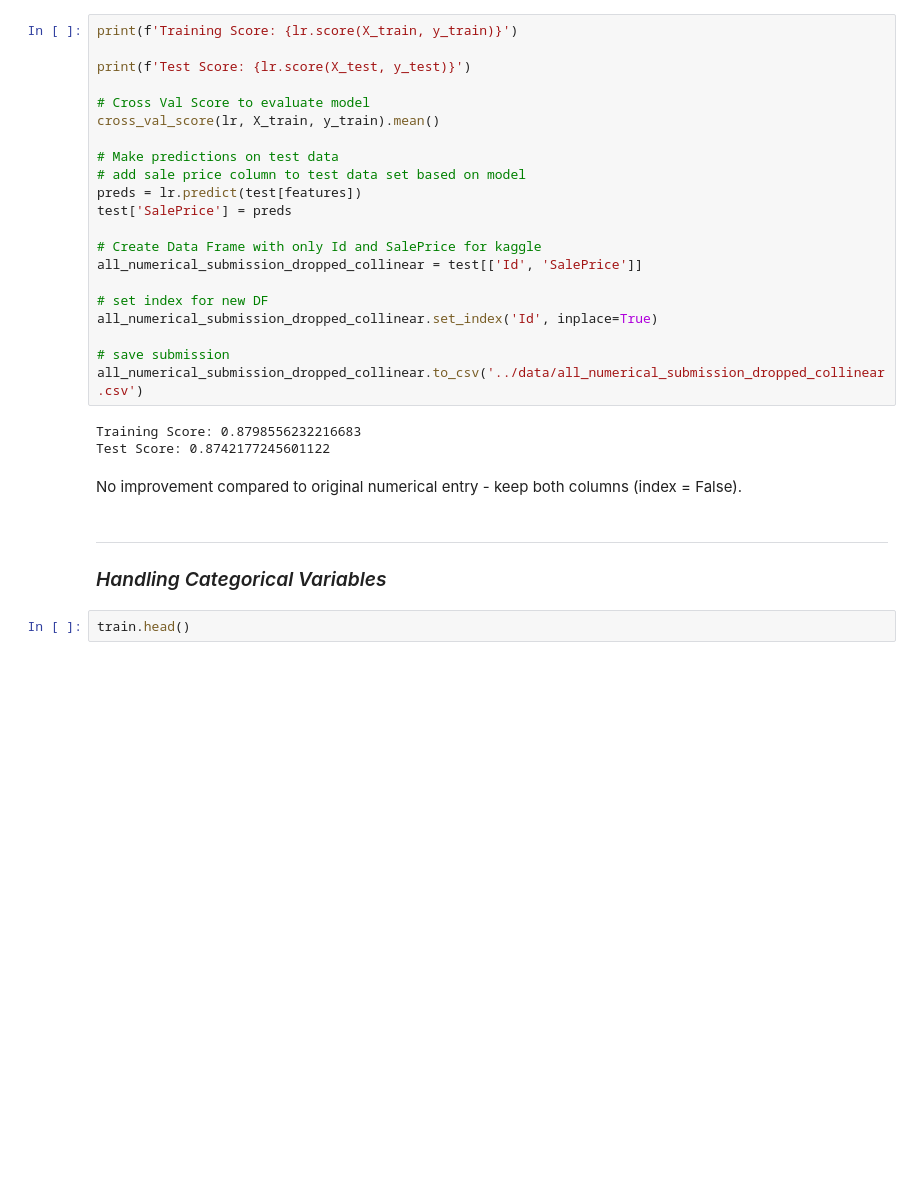
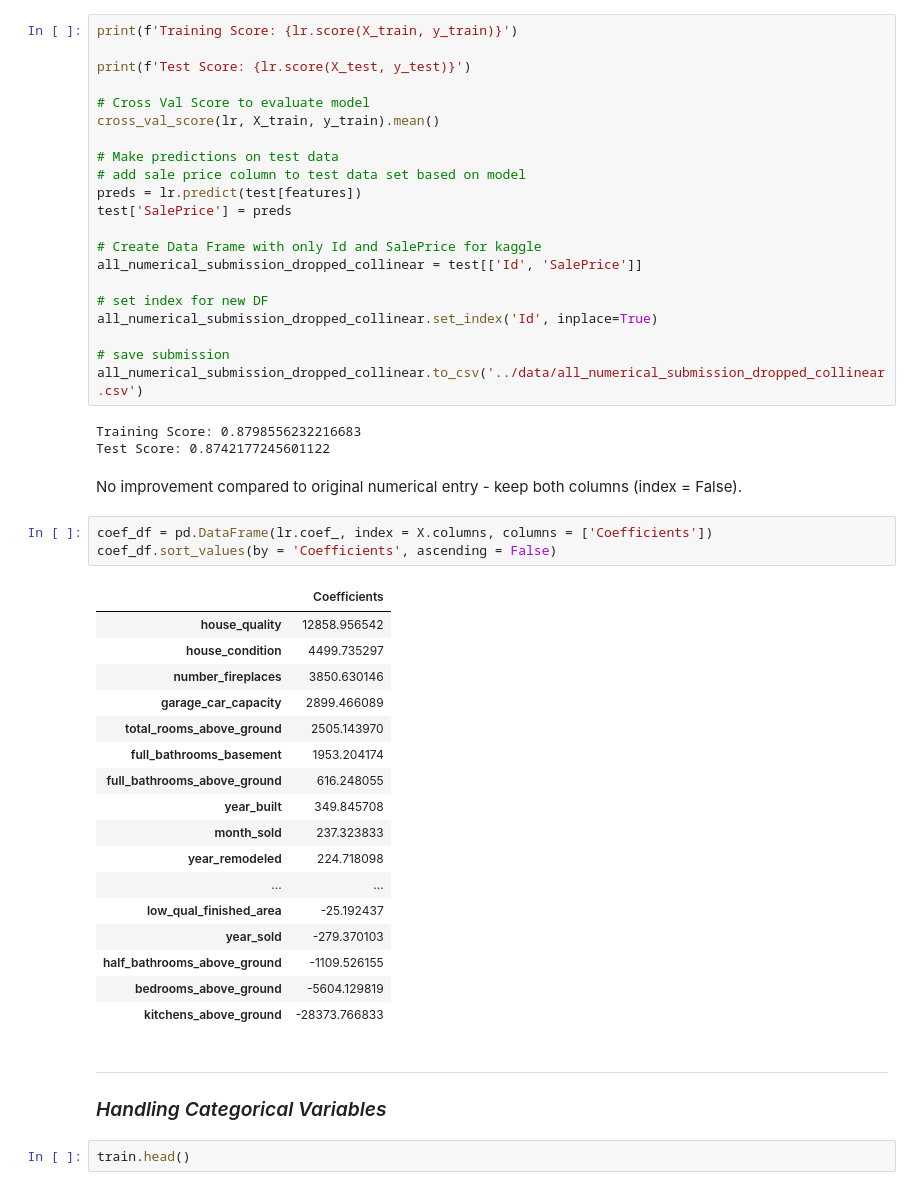
Before and after one commit to pemurp19/Ames-Housing-Data, a Jupyter notebook: code/02_Preprocessing.ipynb, the cells around one changed output. Drawn from its saved outputs; the diff is of its cells as text; blank space fills up the shorter version.

```diff
--- a/code/02_Preprocessing.ipynb
+++ b/code/02_Preprocessing.ipynb
@@ -333,6 +333,27 @@ Training Score: 0.8798556232216683
 Test Score: 0.8742177245601122
 # %% [markdown]
 No improvement compared to original numerical entry - keep both columns (index = False).
+# %%
+coef_df = pd.DataFrame(lr.coef_, index = X.columns, columns = ['Coefficients'])
+coef_df.sort_values(by = 'Coefficients', ascending = False)
+# %% [output]
+|  | Coefficients |
+| house_quality | 12858.956542 |
+| house_condition | 4499.735297 |
+| number_fireplaces | 3850.630146 |
+| garage_car_capacity | 2899.466089 |
+| total_rooms_above_ground | 2505.143970 |
+| full_bathrooms_basement | 1953.204174 |
+| full_bathrooms_above_ground | 616.248055 |
+| year_built | 349.845708 |
+| month_sold | 237.323833 |
+| year_remodeled | 224.718098 |
+| ... | ... |
+| low_qual_finished_area | -25.192437 |
+| year_sold | -279.370103 |
+| half_bathrooms_above_ground | -1109.526155 |
+| bedrooms_above_ground | -5604.129819 |
+| kitchens_above_ground | -28373.766833 |
 # %% [markdown]
 ------
 ### *Handling Categorical Variables*
```
